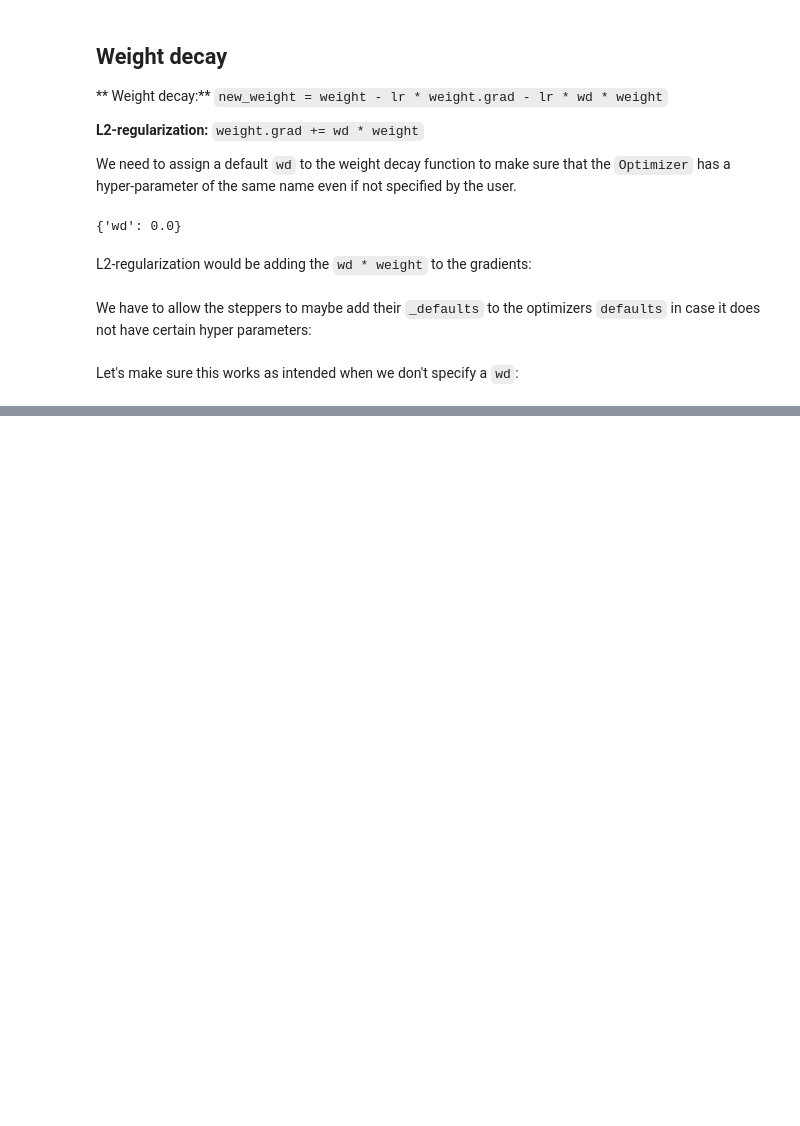
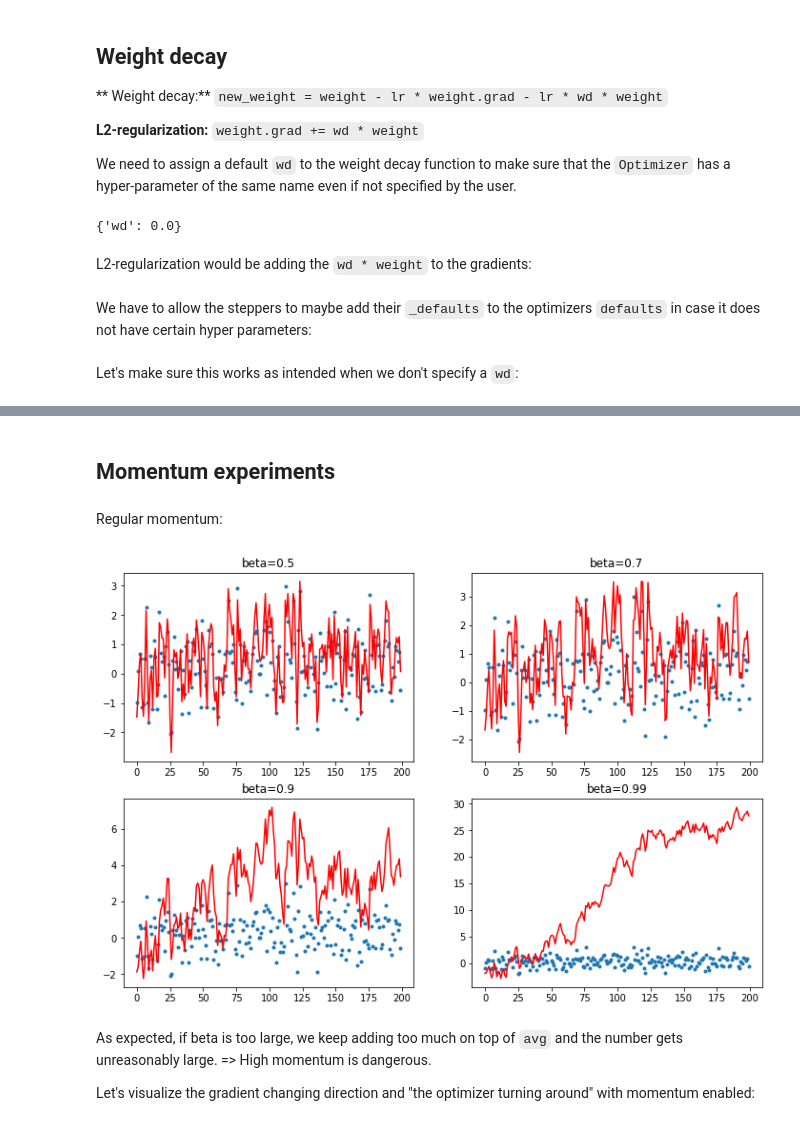
Before and after one commit to fg91/fastai_deep_learning_from_the_foundations, a Jupyter notebook: 09_optimizers.ipynb, the cells around one changed output, grey strips where cells are left out. Cells and saved outputs as stored; diff of their text form; code cells hidden in the pictures; blank space fills up the shorter version.

```diff
--- a/09_optimizers.ipynb
+++ b/09_optimizers.ipynb
@@ -256,0 +319,32 @@ valid: [1.4918466796875, tensor(0.4680, device='cuda:0')]
+# %% [markdown]
+## Momentum experiments
+# %%
+x = torch.linspace(-4, 4, 200)
+y = torch.randn(200) + 0.3
+betas = [0.5, 0.7, 0.9, 0.99]
+# %%
+def plot_mom(f):
+    _, axs = plt.subplots(2, 2, figsize=(12,8))
+    for beta, ax in zip(betas, axs.flatten()):
+        ax.plot(y, linestyle='None', marker='.')
+        avg, res = None, []
+        for i, yi in enumerate(y):
+            avg, p = f(avg, beta, yi, i)
+            res.append(p)
+        ax.plot(res, color='red')
+        ax.set_title(f'beta={beta}')
+# %% [markdown]
+Regular momentum:
+# %%
+def mom1(avg, beta, yi, i):
+    if avg is None: avg = yi
+    res = beta*avg + yi
+    return res, res
+# %%
+plot_mom(mom1)
+# %% [output]
+[figure, added]
+# %% [markdown]
+As expected, if beta is too large, we keep adding too much on top of `avg` and the number gets unreasonably large. => High momentum is dangerous.
+
+Let's visualize the gradient changing direction and "the optimizer turning around" with momentum enabled:
```
Also changed, not shown: parts of 53 cells of this notebook, 1 other file.
